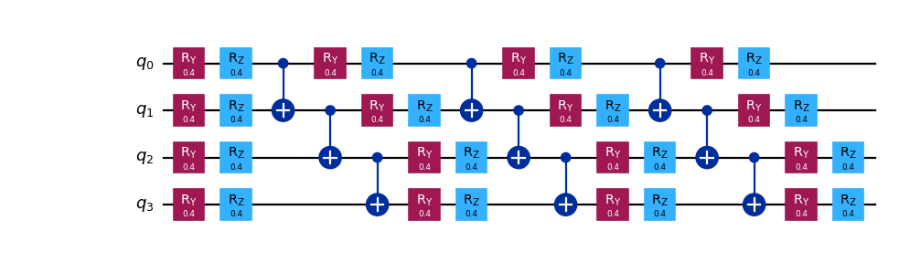
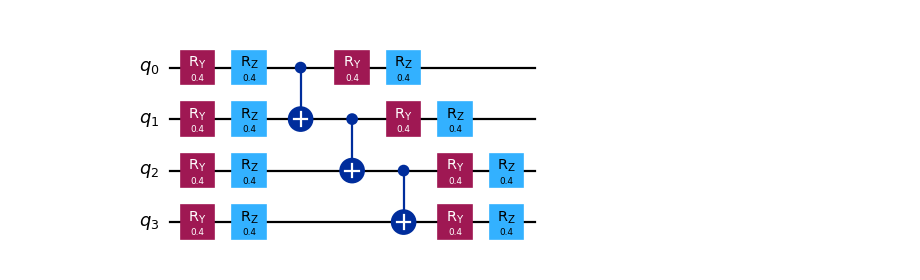
Before and after one commit to nathanieltornow/qtpu, a Jupyter notebook: benchmark/07_ckt.ipynb, the cells around one changed output. Saved outputs shown, nothing was run; the diff lists cells and outputs as text; code cells hidden in the pictures.

```diff
--- a/benchmark/07_ckt.ipynb
+++ b/benchmark/07_ckt.ipynb
@@ -1,8 +1,8 @@
 # %%
 from qiskit.circuit.library import EfficientSU2
 
-circuit = EfficientSU2(num_qubits=4, entanglement="linear").decompose()
+circuit = EfficientSU2(num_qubits=4, entanglement="linear", reps=1).decompose()
 circuit.assign_parameters([0.4] * len(circuit.parameters), inplace=True)
 circuit.draw("mpl", scale=0.8)
 # %% [output]
-[figure, old version]
+[figure, new version]
```
Also changed, not shown: parts of 7 cells of this notebook, 12 other files.
